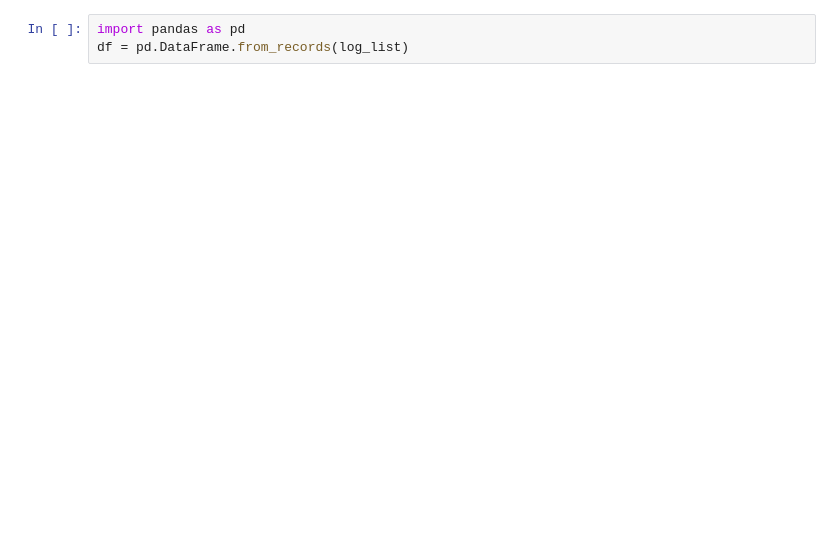
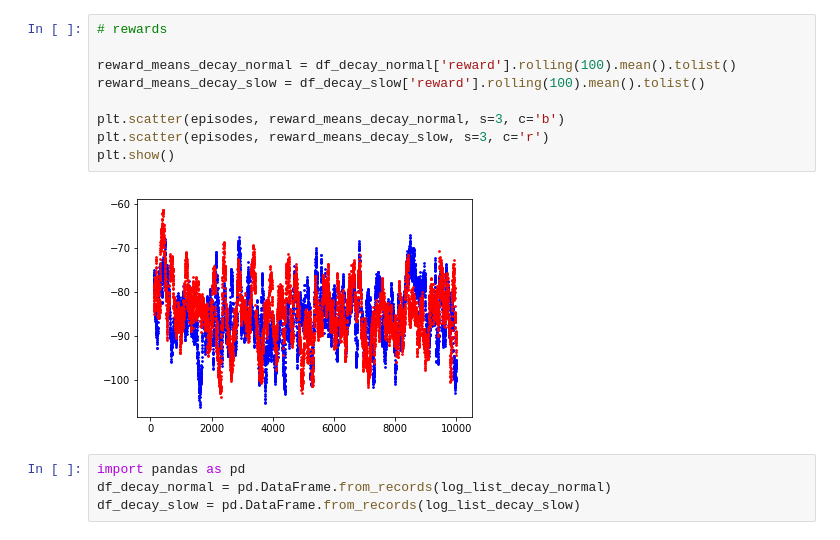
Before and after one commit to kayemkim/sf2-env, a Jupyter notebook: sf2/result_analysis.ipynb, the cells around one changed output. Saved outputs shown, nothing was run; the diff lists cells and outputs as text; blank space fills up the shorter version.

```diff
--- a/sf2/result_analysis.ipynb
+++ b/sf2/result_analysis.ipynb
@@ -35,3 +57,15 @@ plt.show()
+# %%
+# rewards
+
+reward_means_decay_normal = df_decay_normal['reward'].rolling(100).mean().tolist()
+reward_means_decay_slow = df_decay_slow['reward'].rolling(100).mean().tolist()
+
+plt.scatter(episodes, reward_means_decay_normal, s=3, c='b')
+plt.scatter(episodes, reward_means_decay_slow, s=3, c='r')
+plt.show()
+# %% [output]
+[figure, added]
 # %%
 import pandas as pd
-df = pd.DataFrame.from_records(log_list)
+df_decay_normal = pd.DataFrame.from_records(log_list_decay_normal)
+df_decay_slow = pd.DataFrame.from_records(log_list_decay_slow)
```
Also changed, not shown: parts of 11 cells of this notebook, 12 other files.
